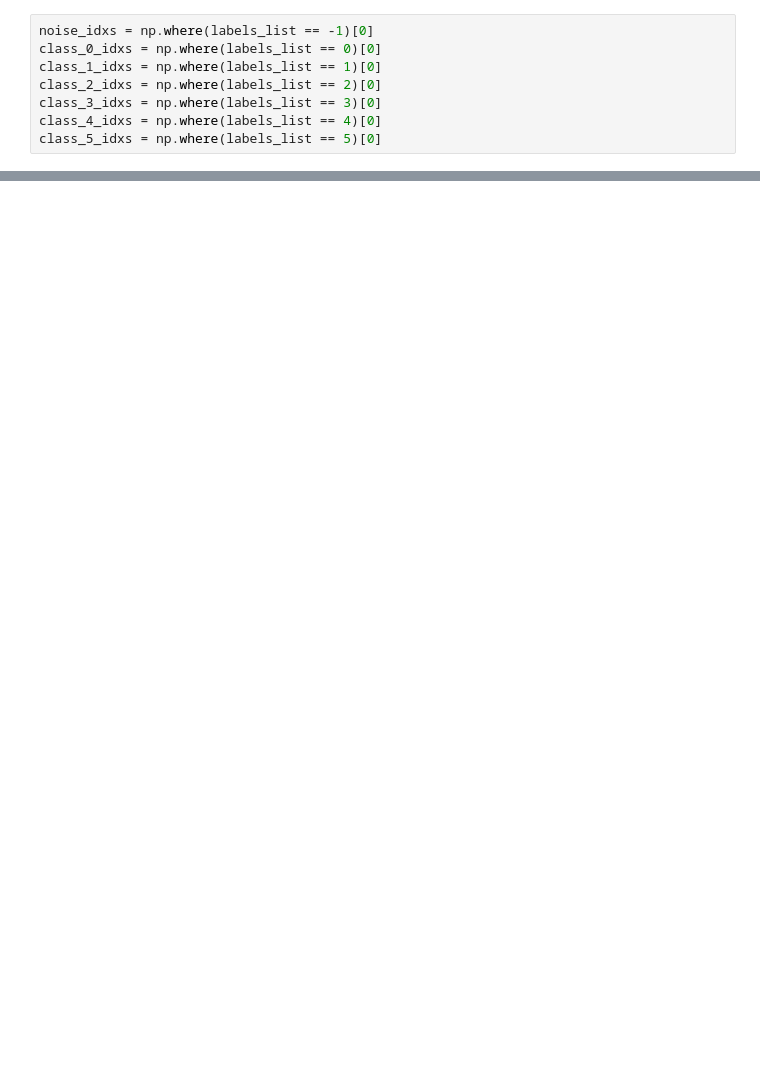
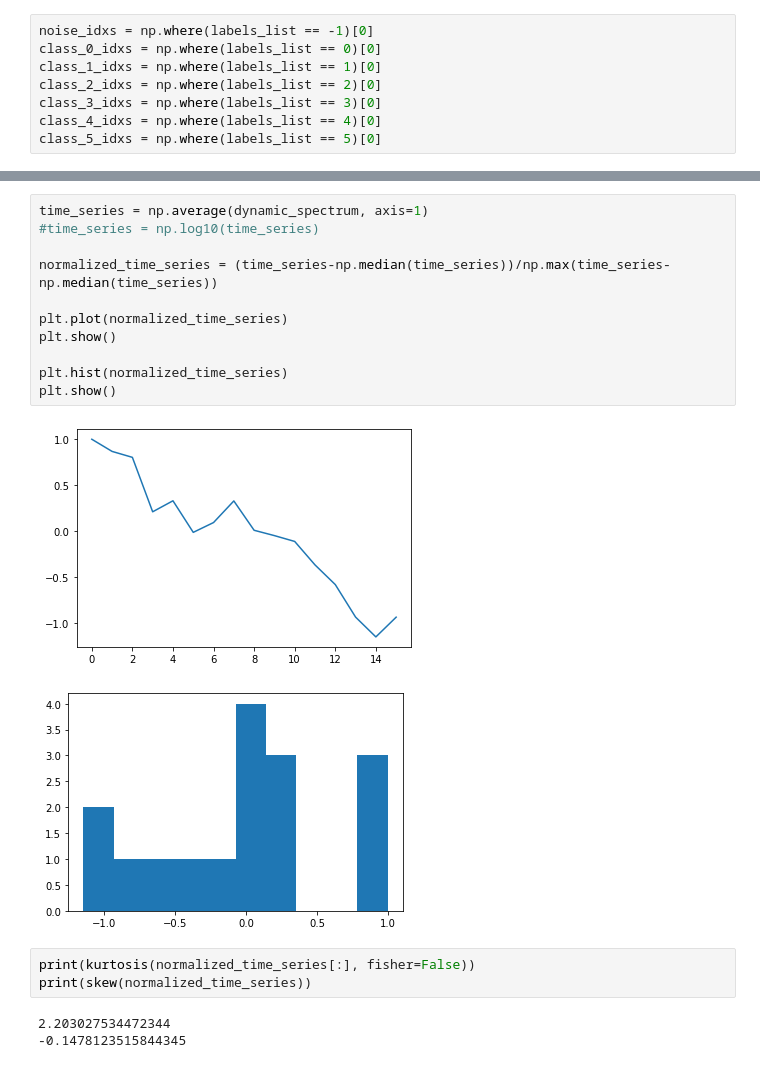
Before and after one commit to bjacobell/gbt-hdbscan, a Jupyter notebook: plot_clustered_waterfalls.ipynb, the cells around one changed output, grey strips where cells are left out. Saved outputs shown, nothing was run; the diff lists cells and outputs as text; blank space fills up the shorter version.

```diff
--- a/plot_clustered_waterfalls.ipynb
+++ b/plot_clustered_waterfalls.ipynb
@@ -64,0 +142,20 @@ plt.savefig('/datax/scratch/benjb/unclassified_hits.pdf', bbox_inches='tight')
+# %%
+time_series = np.average(dynamic_spectrum, axis=1)
+#time_series = np.log10(time_series)
+
+normalized_time_series = (time_series-np.median(time_series))/np.max(time_series-np.median(time_series))
+
+plt.plot(normalized_time_series)
+plt.show()
+
+plt.hist(normalized_time_series)
+plt.show()
+# %% [output]
+[figure, added]
+[figure, added]
+# %%
+print(kurtosis(normalized_time_series[:], fisher=False))
+print(skew(normalized_time_series))
+# %% [output]
+2.203027534472344
+-0.1478123515844345
```
Also changed, not shown: parts of 6 cells of this notebook, 2 other files.
